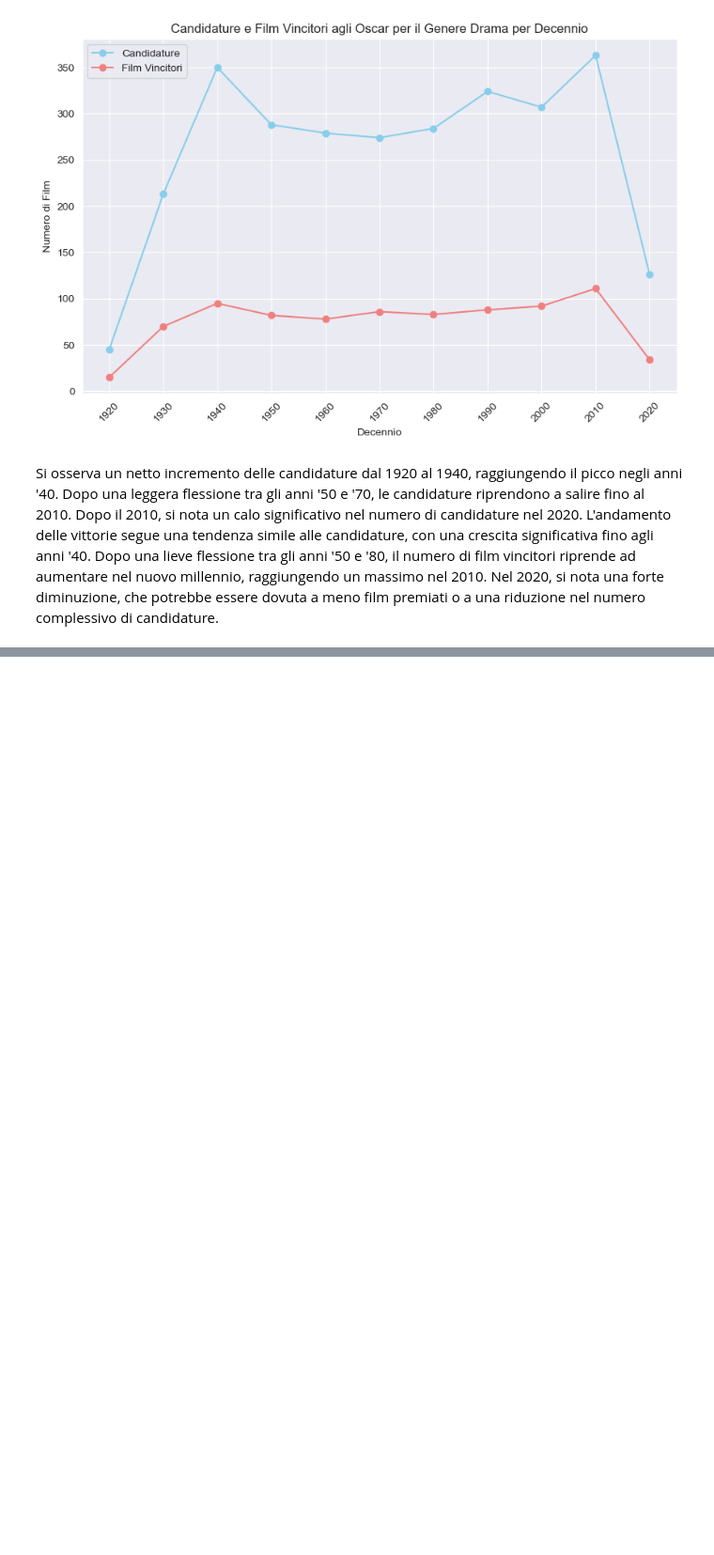
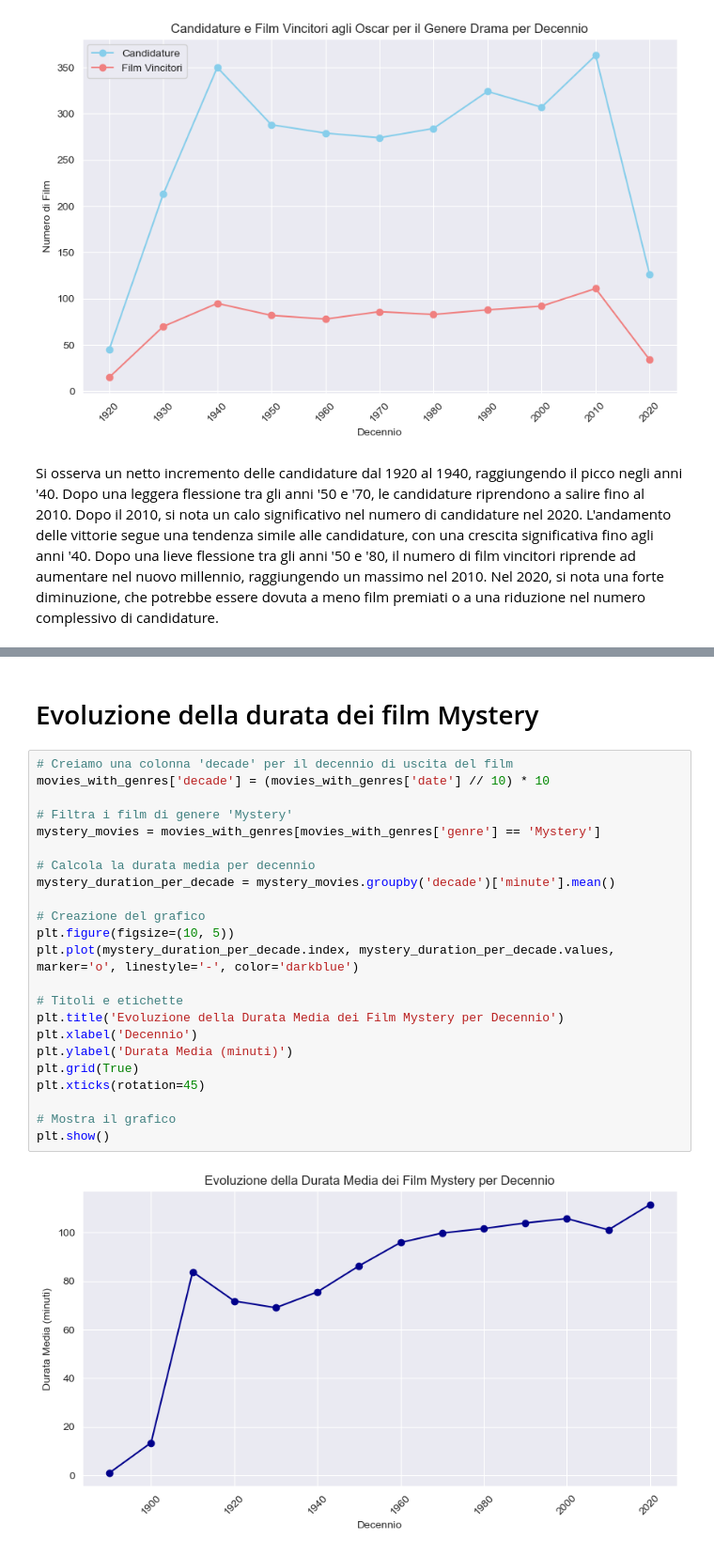
Before and after one commit to DavideGiordano77/MainDirectory, a Jupyter notebook: Solutions/data_visualization.ipynb, the cells around one changed output, grey strips where cells are left out. Shown at 94% size. Cells and saved outputs as stored; diff of their text form; blank space fills up the shorter version.

```diff
--- a/Solutions/data_visualization.ipynb
+++ b/Solutions/data_visualization.ipynb
@@ -169,0 +213,27 @@ Nel 2020, si nota una forte diminuzione, che potrebbe essere dovuta a meno film
+# %% [markdown]
+# Evoluzione della durata dei film Mystery
+# %%
+# Creiamo una colonna 'decade' per il decennio di uscita del film
+movies_with_genres['decade'] = (movies_with_genres['date'] // 10) * 10
+
+# Filtra i film di genere 'Mystery'
+mystery_movies = movies_with_genres[movies_with_genres['genre'] == 'Mystery']
+
+# Calcola la durata media per decennio
+mystery_duration_per_decade = mystery_movies.groupby('decade')['minute'].mean()
+
+# Creazione del grafico
+plt.figure(figsize=(10, 5))
+plt.plot(mystery_duration_per_decade.index, mystery_duration_per_decade.values, marker='o', linestyle='-', color='darkblue')
+
+# Titoli e etichette
+plt.title('Evoluzione della Durata Media dei Film Mystery per Decennio')
+plt.xlabel('Decennio')
+plt.ylabel('Durata Media (minuti)')
+plt.grid(True)
+plt.xticks(rotation=45)
+
+# Mostra il grafico
+plt.show()
+# %% [output]
+[figure, added]
```
Also changed, not shown: parts of 13 cells of this notebook.
